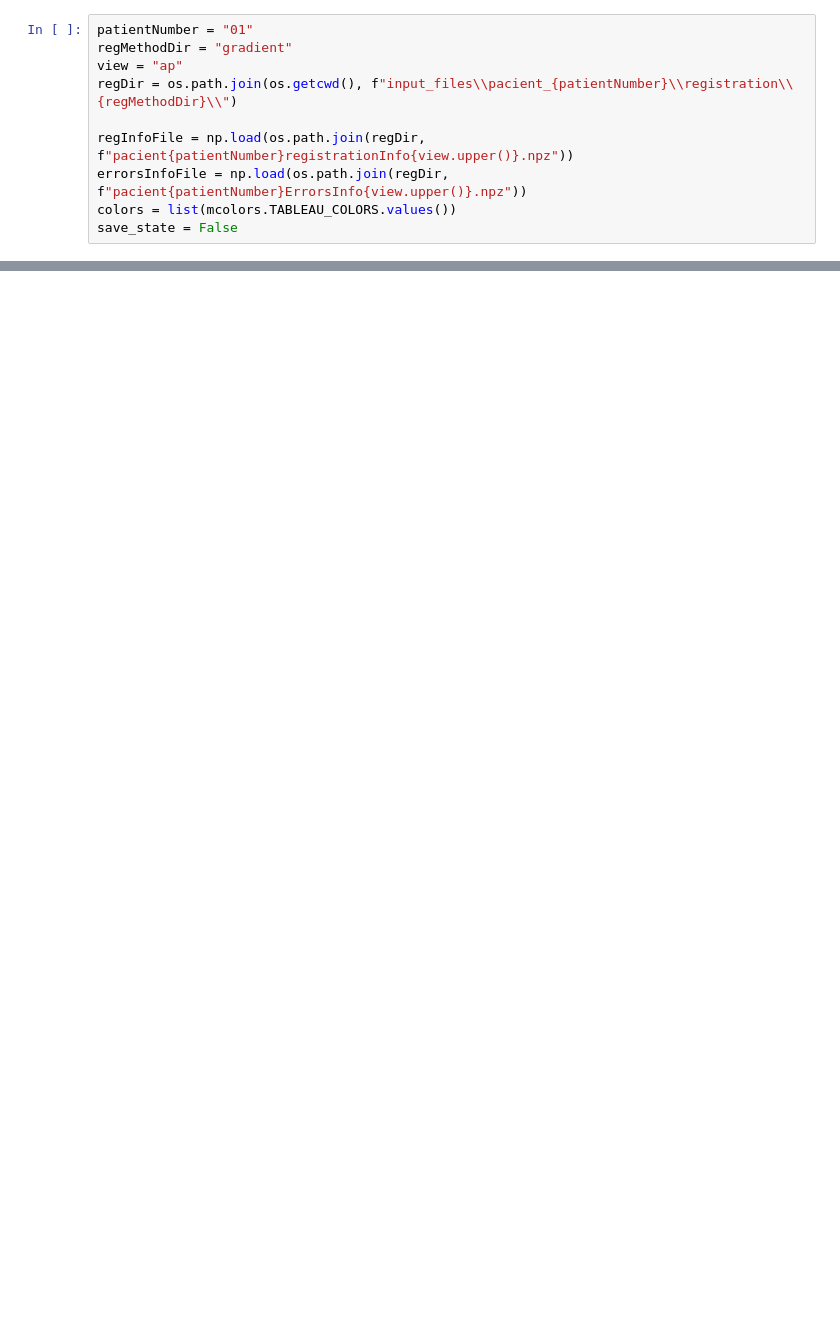
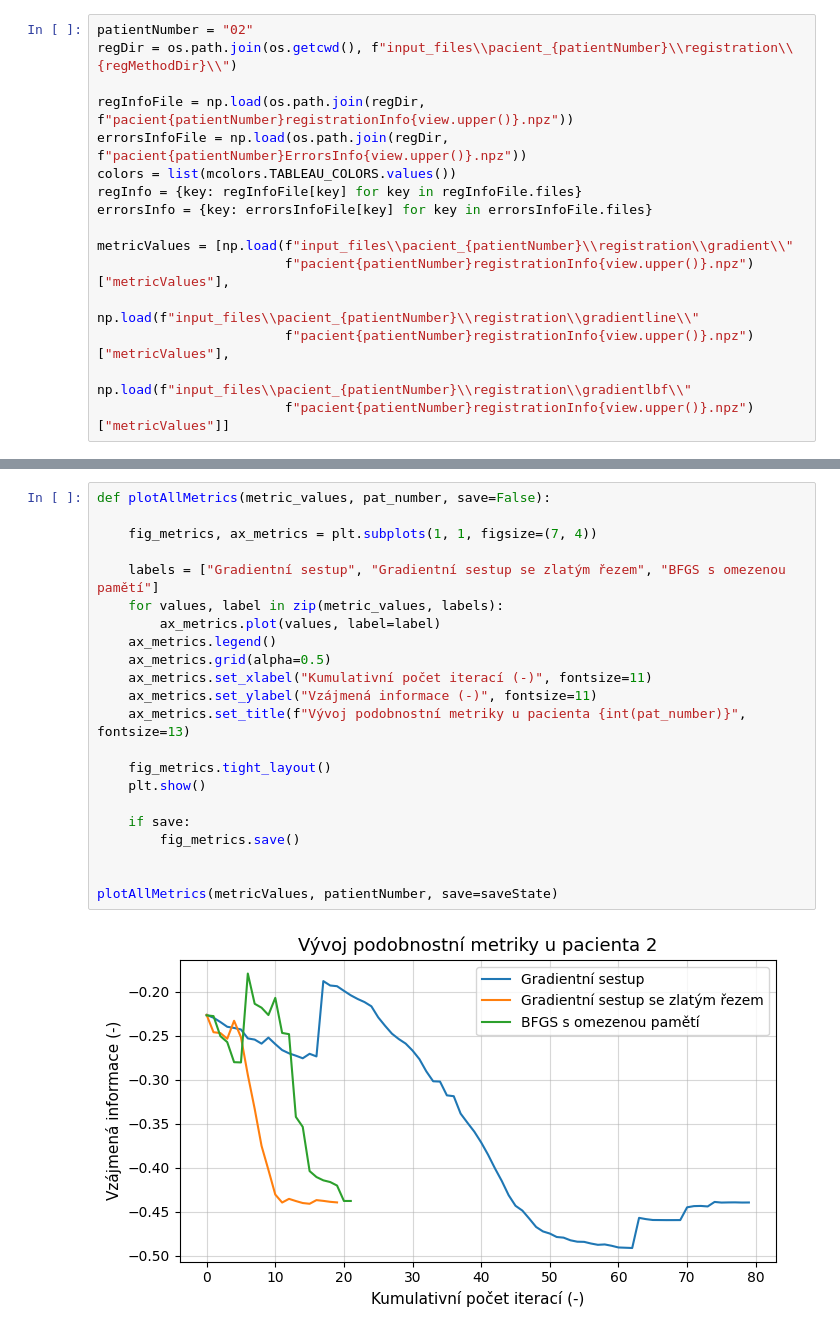
Before and after one commit to Vojtech-Benda/ca_isf, a Jupyter notebook: plotResults.ipynb, the cells around one changed output, grey strips where cells are left out. Saved outputs shown, nothing was run; the diff lists cells and outputs as text; blank space fills up the shorter version.

```diff
--- a/plotResults.ipynb
+++ b/plotResults.ipynb
@@ -8,10 +126,16 @@ import pandas as pd
 # %%
-patientNumber = "01"
-regMethodDir = "gradient"
-view = "ap"
+patientNumber = "02"
 regDir = os.path.join(os.getcwd(), f"input_files\\pacient_{patientNumber}\\registration\\{regMethodDir}\\")
 
 regInfoFile = np.load(os.path.join(regDir, f"pacient{patientNumber}registrationInfo{view.upper()}.npz"))
 errorsInfoFile = np.load(os.path.join(regDir, f"pacient{patientNumber}ErrorsInfo{view.upper()}.npz"))
 colors = list(mcolors.TABLEAU_COLORS.values())
-save_state = False
+regInfo = {key: regInfoFile[key] for key in regInfoFile.files}
+errorsInfo = {key: errorsInfoFile[key] for key in errorsInfoFile.files}
+
+metricValues = [np.load(f"input_files\\pacient_{patientNumber}\\registration\\gradient\\"
+                        f"pacient{patientNumber}registrationInfo{view.upper()}.npz")["metricValues"],
+                np.load(f"input_files\\pacient_{patientNumber}\\registration\\gradientline\\"
+                        f"pacient{patientNumber}registrationInfo{view.upper()}.npz")["metricValues"],
+                np.load(f"input_files\\pacient_{patientNumber}\\registration\\gradientlbf\\"
+                        f"pacient{patientNumber}registrationInfo{view.upper()}.npz")["metricValues"]]
@@ -20,0 +142,24 @@ errorsInfo = {key: errorsInfoFile[key] for key in errorsInfoFile.files}
+# %%
+def plotAllMetrics(metric_values, pat_number, save=False):
+
+    fig_metrics, ax_metrics = plt.subplots(1, 1, figsize=(7, 4))
+
+    labels = ["Gradientní sestup", "Gradientní sestup se zlatým řezem", "BFGS s omezenou pamětí"]
+    for values, label in zip(metric_values, labels):
+        ax_metrics.plot(values, label=label)
+    ax_metrics.legend()
+    ax_metrics.grid(alpha=0.5)
+    ax_metrics.set_xlabel("Kumulativní počet iterací (-)", fontsize=11)
+    ax_metrics.set_ylabel("Vzájmená informace (-)", fontsize=11)
+    ax_metrics.set_title(f"Vývoj podobnostní metriky u pacienta {int(pat_number)}", fontsize=13)
+
+    fig_metrics.tight_layout()
+    plt.show()
+
+    if save:
+        fig_metrics.save()
+
+
+plotAllMetrics(metricValues, patientNumber, save=saveState)
+# %% [output]
+[figure, added]
```
Also changed, not shown: parts of 13 cells of this notebook, 3 other files.
